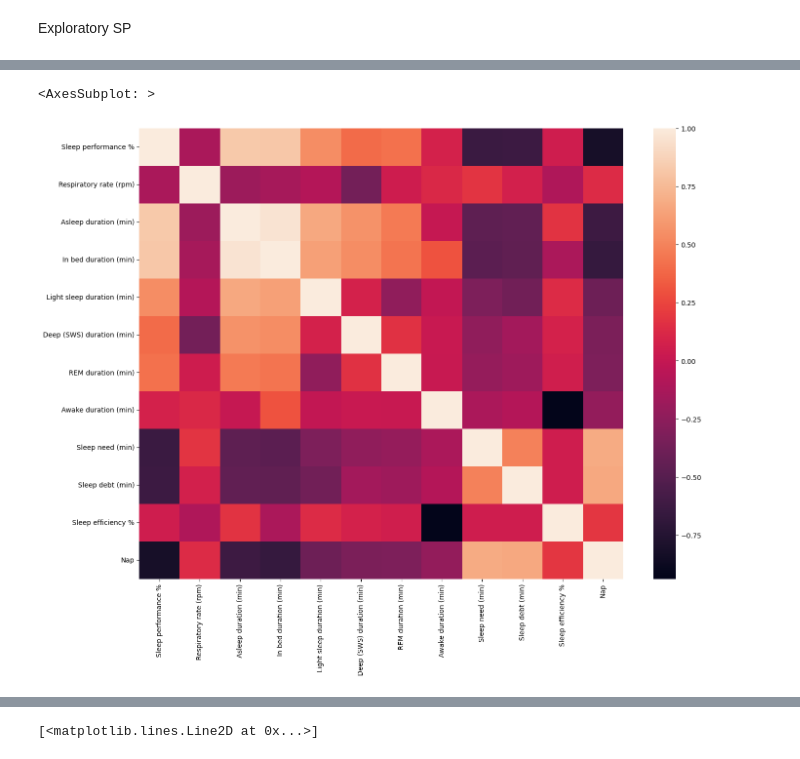
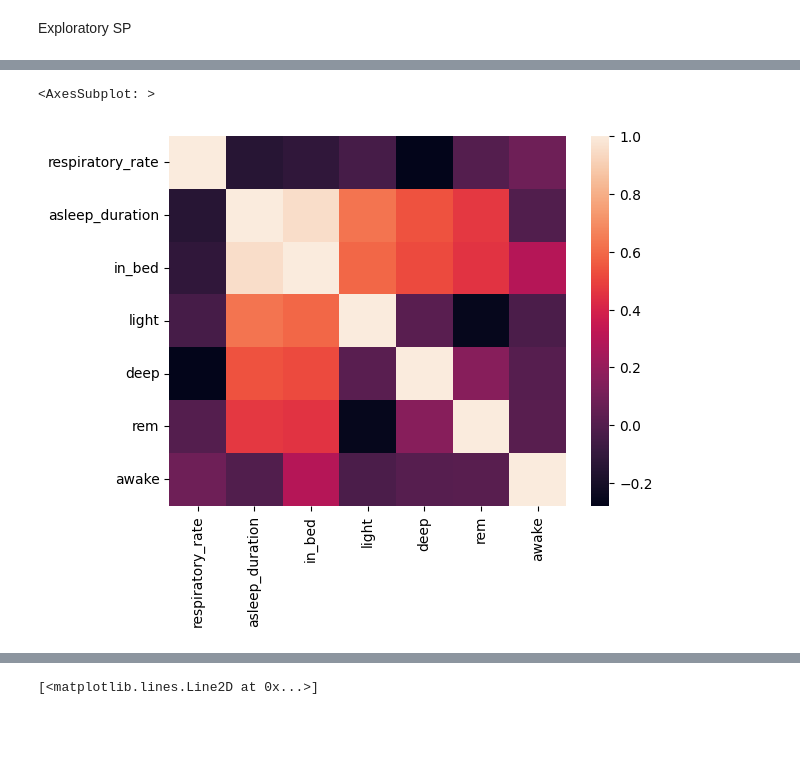
Before and after one commit to gsiraji/Tools, a Jupyter notebook: python/sleep_data.ipynb, the cells around one changed output, grey strips where cells are left out. Cells and saved outputs as stored; diff of their text form; code cells hidden in the pictures; blank space fills up the shorter version.

```diff
--- a/python/sleep_data.ipynb
+++ b/python/sleep_data.ipynb
@@ -191,8 +214,8 @@ OptionError: No such keys(s): 'mode.use_inf_as_null'
 # %%
-sns.heatmap(df.corr())
+sns.heatmap(df.iloc[:,6:13].corr())
 # %% [output]
 <AxesSubplot: >
-[figure, old version]
+[figure, new version]
 # %%
 autocorrelation_plot(df['deep'])
 plt.show()
```
Also changed, not shown: parts of 14 cells of this notebook.
